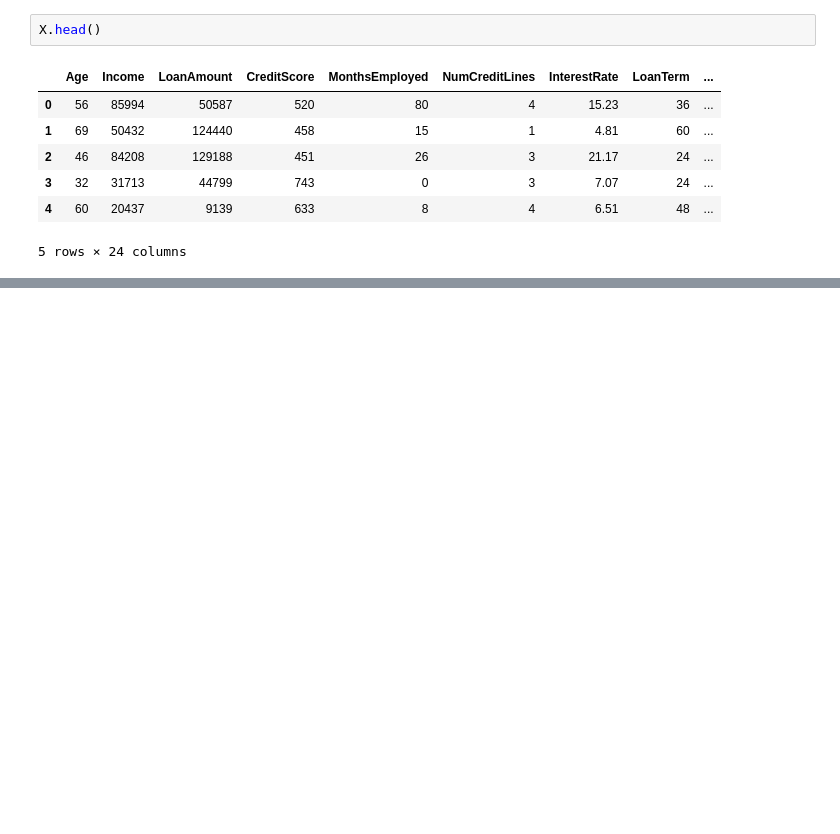
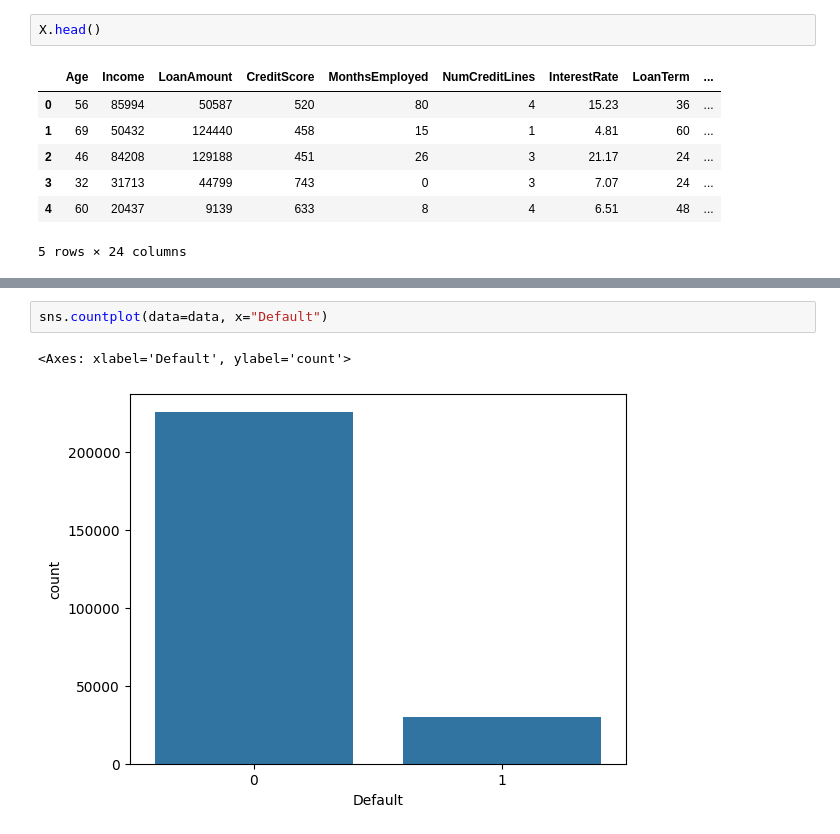
Before and after one commit to Ademola-Alabi/Loan_default_model, a Jupyter notebook: loan_default.ipynb, the cells around one changed output, grey strips where cells are left out. Drawn from its saved outputs; the diff is of its cells as text; blank space fills up the shorter version.

```diff
--- a/loan_default.ipynb
+++ b/loan_default.ipynb
@@ -67,0 +109,5 @@ X.head()
+# %%
+sns.countplot(data=data, x="Default")
+# %% [output]
+<Axes: xlabel='Default', ylabel='count'>
+[figure, added]
```
Also changed, not shown: parts of 13 cells of this notebook, 1 other file.
